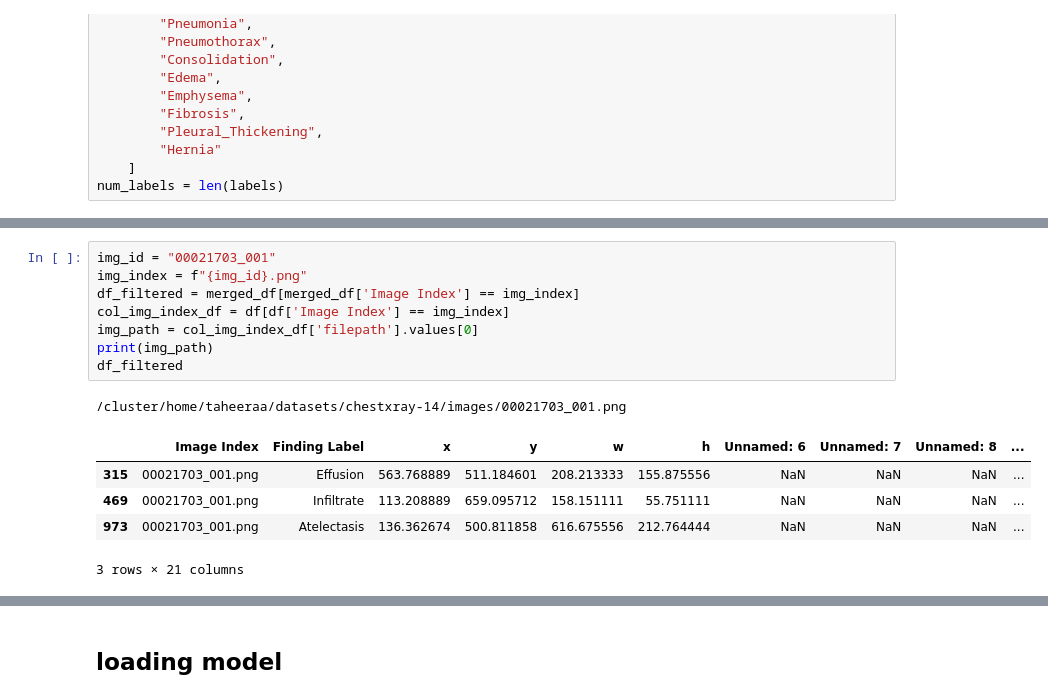
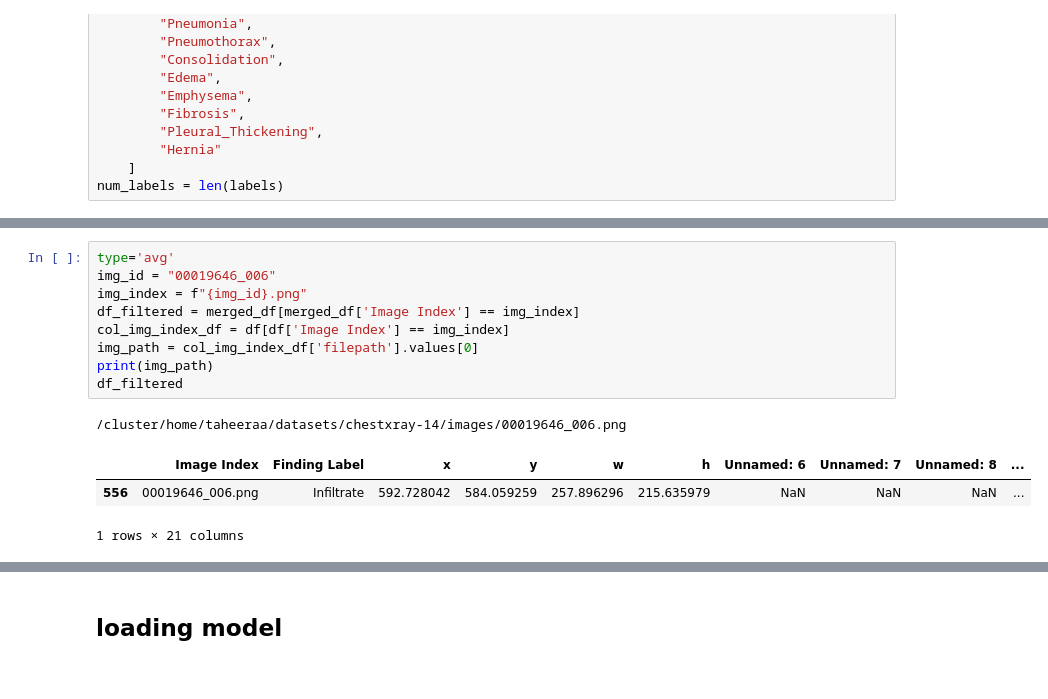
Before and after one commit to taheeraahmed/master-thesis, a Jupyter notebook: 01-multi-label/notebook/iou/xai-cnn.ipynb, the cells around one changed output, grey strips where cells are left out. Saved outputs shown, nothing was run; the diff lists cells and outputs as text.

```diff
--- a/01-multi-label/notebook/iou/xai-cnn.ipynb
+++ b/01-multi-label/notebook/iou/xai-cnn.ipynb
@@ -69,18 +87,17 @@ Funker bra på dette: 00010828_039
 # %%
-img_id = "00021703_001"
+type='avg'
+img_id = "00019646_006"
 img_index = f"{img_id}.png"
 df_filtered = merged_df[merged_df['Image Index'] == img_index]
 col_img_index_df = df[df['Image Index'] == img_index]
 img_path = col_img_index_df['filepath'].values[0]
 print(img_path)
 df_filtered
 # %% [output]
-/cluster/home/taheeraa/datasets/chestxray-14/images/00021703_001.png
+/cluster/home/taheeraa/datasets/chestxray-14/images/00019646_006.png
 |  | Image Index | Finding Label | x | y | w | h | Unnamed: 6 | Unnamed: 7 | Unnamed: 8 | ... |
-| 315 | 00021703_001.png | Effusion | 563.768889 | 511.184601 | 208.213333 | 155.875556 | NaN | NaN | NaN | ... |
-| 469 | 00021703_001.png | Infiltrate | 113.208889 | 659.095712 | 158.151111 | 55.751111 | NaN | NaN | NaN | ... |
-| 973 | 00021703_001.png | Atelectasis | 136.362674 | 500.811858 | 616.675556 | 212.764444 | NaN | NaN | NaN | ... |
+| 556 | 00019646_006.png | Infiltrate | 592.728042 | 584.059259 | 257.896296 | 215.635979 | NaN | NaN | NaN | ... |
-3 rows × 21 columns
+1 rows × 21 columns
 # %%
 
 
```
Also changed, not shown: parts of 11 cells of this notebook.
